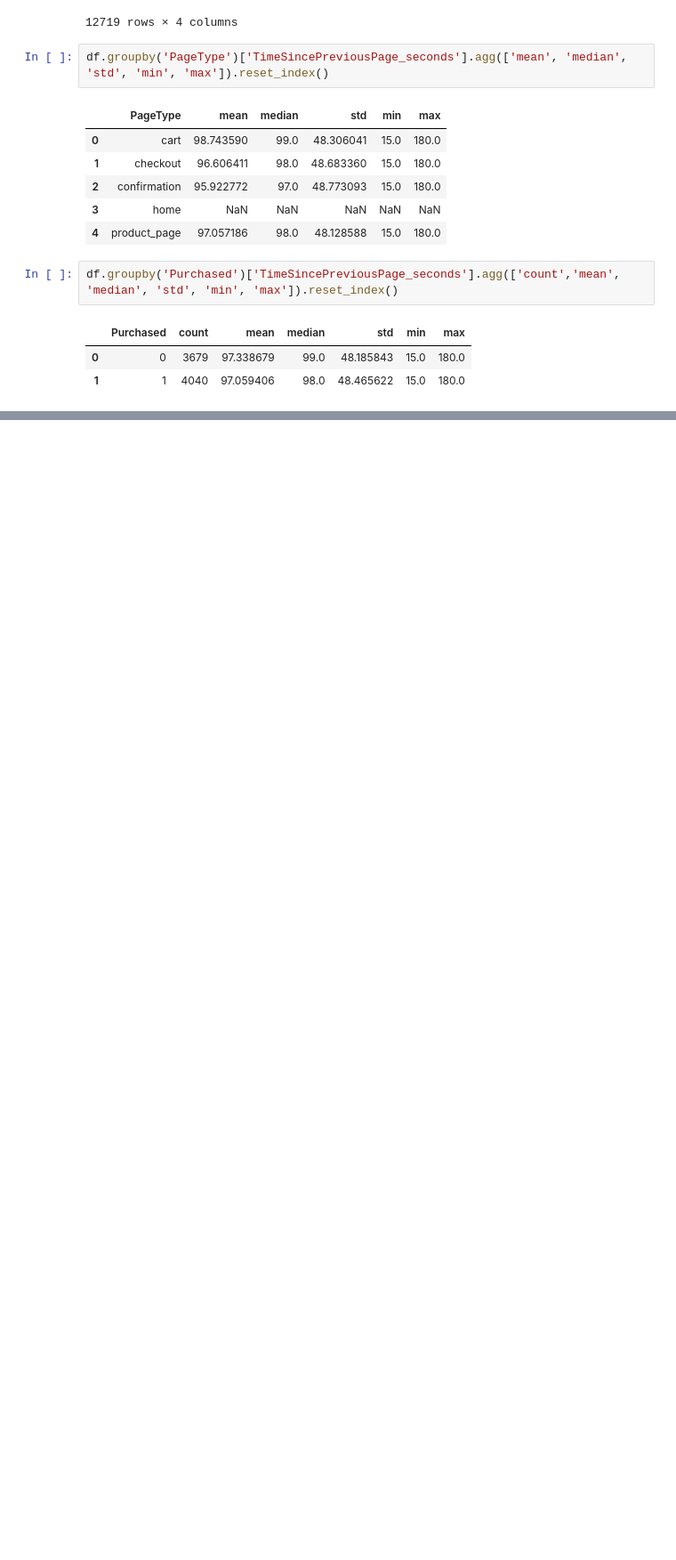
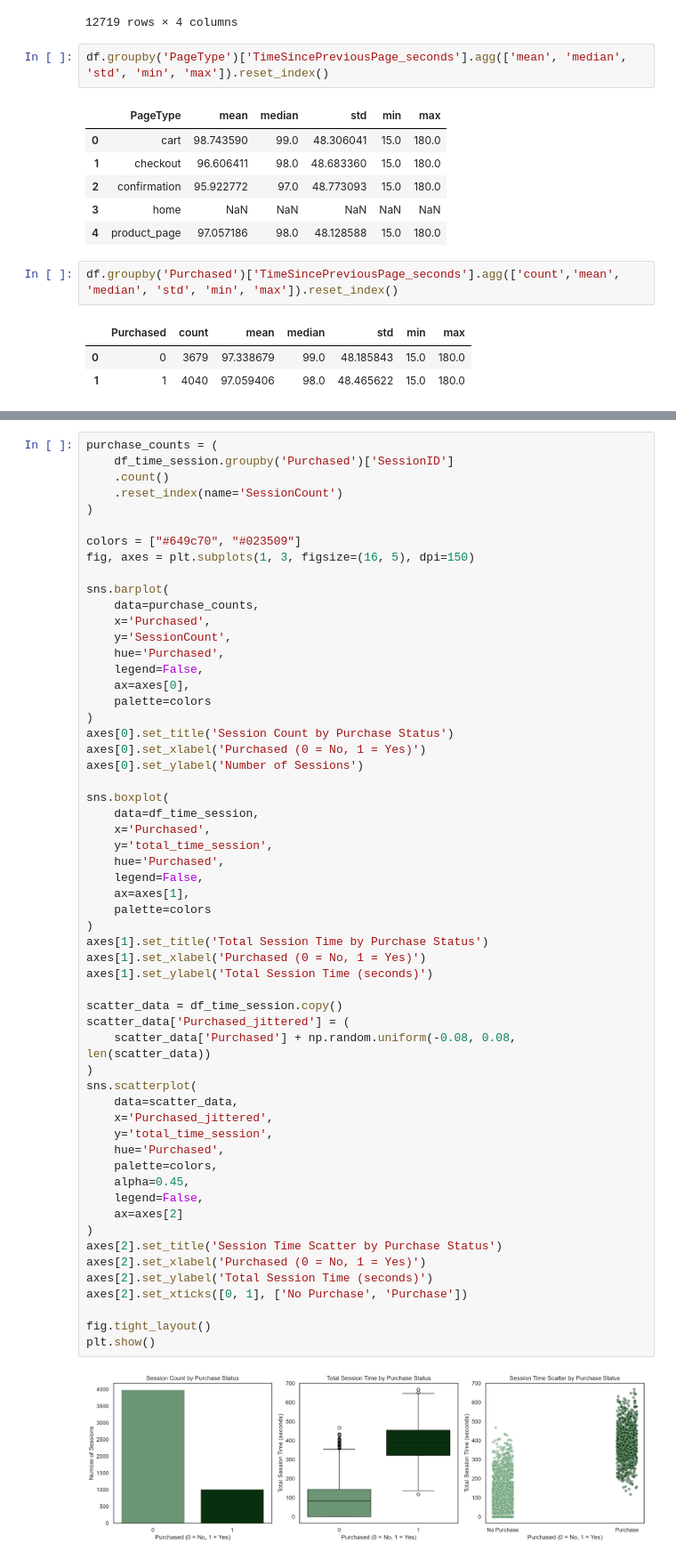
Before and after one commit to RondinellyOliveira/Funnel-Drop, a Jupyter notebook: Funnel_drop_analysis.ipynb, the cells around one changed output, grey strips where cells are left out. Shown at 89% size. Saved outputs shown, nothing was run; the diff lists cells and outputs as text; blank space fills up the shorter version.

```diff
--- a/Funnel_drop_analysis.ipynb
+++ b/Funnel_drop_analysis.ipynb
@@ -927,3 +945,62 @@ df_time_session_avg
+# %%
+purchase_counts = (
+    df_time_session.groupby('Purchased')['SessionID']
+    .count()
+    .reset_index(name='SessionCount')
+)
+
+colors = ["#649c70", "#023509"]
+fig, axes = plt.subplots(1, 3, figsize=(16, 5), dpi=150)
+
+sns.barplot(
+    data=purchase_counts,
+    x='Purchased',
+    y='SessionCount',
+    hue='Purchased',
+    legend=False,
+    ax=axes[0],
+    palette=colors
+)
+axes[0].set_title('Session Count by Purchase Status')
+axes[0].set_xlabel('Purchased (0 = No, 1 = Yes)')
+axes[0].set_ylabel('Number of Sessions')
+
+sns.boxplot(
+    data=df_time_session,
+    x='Purchased',
+    y='total_time_session',
+    hue='Purchased',
+    legend=False,
+    ax=axes[1],
+    palette=colors
+)
+axes[1].set_title('Total Session Time by Purchase Status')
+axes[1].set_xlabel('Purchased (0 = No, 1 = Yes)')
+axes[1].set_ylabel('Total Session Time (seconds)')
+
+scatter_data = df_time_session.copy()
+scatter_data['Purchased_jittered'] = (
+    scatter_data['Purchased'] + np.random.uniform(-0.08, 0.08, len(scatter_data))
+)
+sns.scatterplot(
+    data=scatter_data,
+    x='Purchased_jittered',
+    y='total_time_session',
+    hue='Purchased',
+    palette=colors,
+    alpha=0.45,
+    legend=False,
+    ax=axes[2]
+)
+axes[2].set_title('Session Time Scatter by Purchase Status')
+axes[2].set_xlabel('Purchased (0 = No, 1 = Yes)')
+axes[2].set_ylabel('Total Session Time (seconds)')
+axes[2].set_xticks([0, 1], ['No Purchase', 'Purchase'])
+
+fig.tight_layout()
+plt.show()
+# %% [output]
+[figure, added]
 # %%
 purchase_counts = (
     df_time_session.groupby('Purchased')['SessionID']
```
Also changed, not shown: parts of 5 cells of this notebook.
